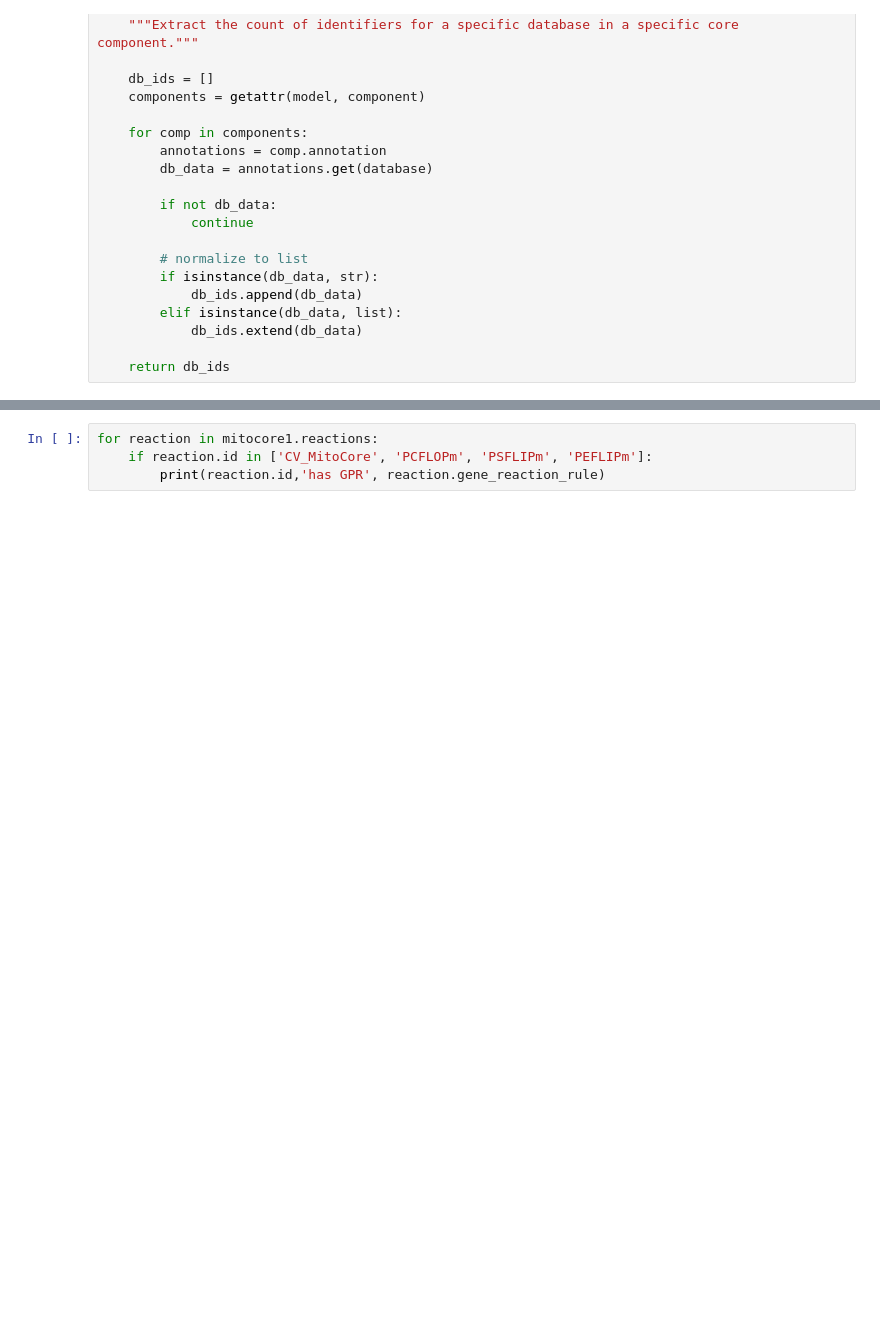
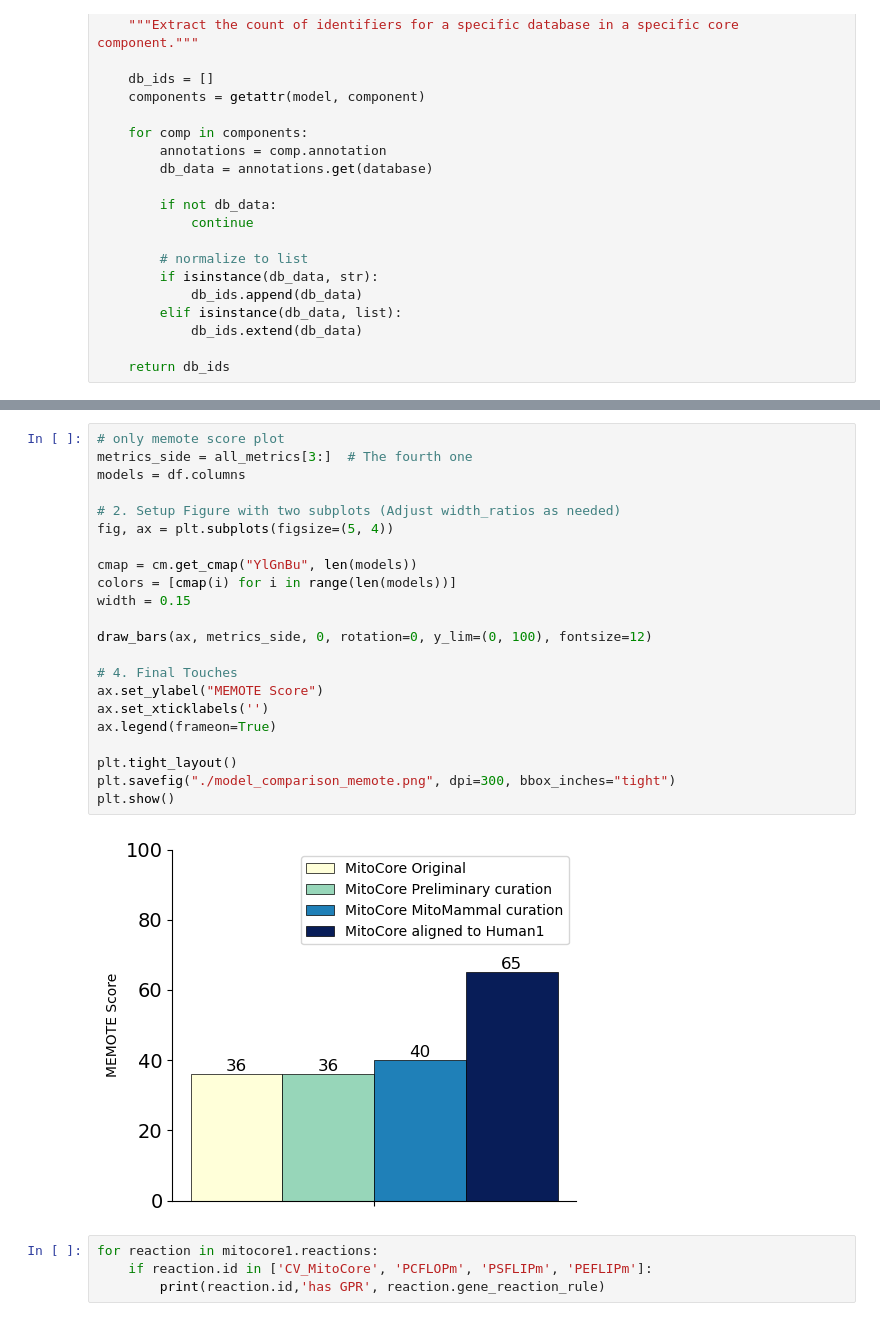
Before and after one commit to Benjamin-Reyes-S/MitoCore-curation-workflow, a Jupyter notebook: model_curation/MitoCore_Metrics.ipynb, the cells around one changed output, grey strips where cells are left out. Drawn from its saved outputs; the diff is of its cells as text; blank space fills up the shorter version.

```diff
--- a/model_curation/MitoCore_Metrics.ipynb
+++ b/model_curation/MitoCore_Metrics.ipynb
@@ -236,3 +186,27 @@ plt.show()
+# %%
+# only memote score plot
+metrics_side = all_metrics[3:]  # The fourth one
+models = df.columns
+
+# 2. Setup Figure with two subplots (Adjust width_ratios as needed)
+fig, ax = plt.subplots(figsize=(5, 4))
+
+cmap = cm.get_cmap("YlGnBu", len(models))
+colors = [cmap(i) for i in range(len(models))]
+width = 0.15
+
+draw_bars(ax, metrics_side, 0, rotation=0, y_lim=(0, 100), fontsize=12)
+
+# 4. Final Touches
+ax.set_ylabel("MEMOTE Score")
+ax.set_xticklabels('')
+ax.legend(frameon=True)
+
+plt.tight_layout()
+plt.savefig("./model_comparison_memote.png", dpi=300, bbox_inches="tight")
+plt.show()
+# %% [output]
+[figure, added]
 # %%
 for reaction in mitocore1.reactions:
     if reaction.id in ['CV_MitoCore', 'PCFLOPm', 'PSFLIPm', 'PEFLIPm']:
```
Also changed, not shown: parts of 3 cells of this notebook, 31 other files.
